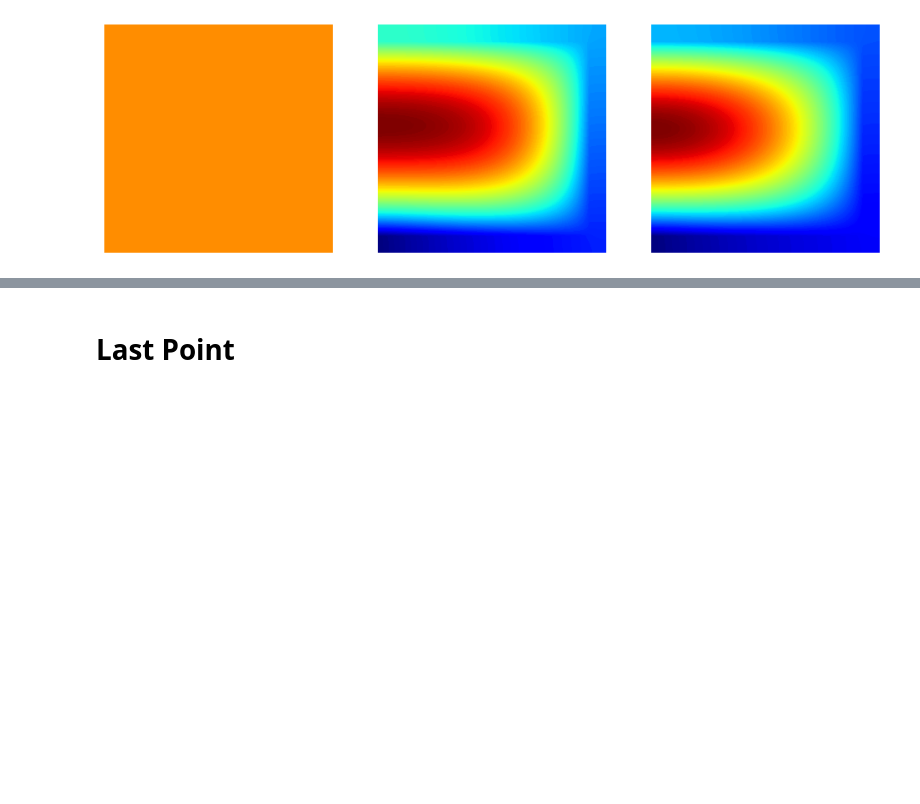
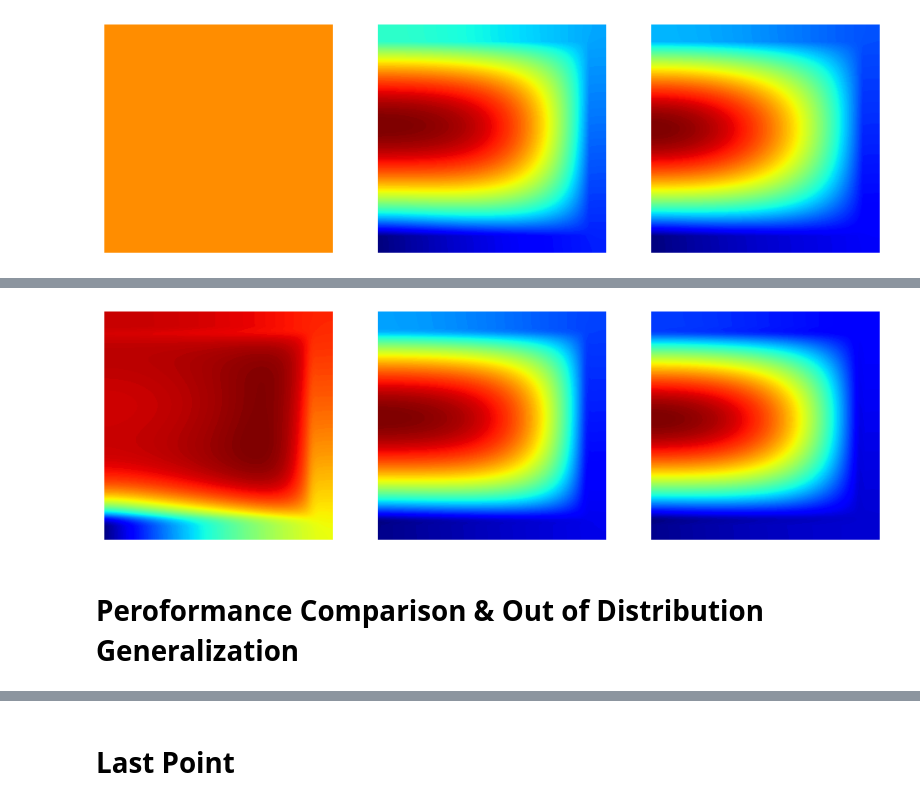
Before and after one commit to LuigiPagani/DL-ROM-for-Navier-Stokes, a Jupyter notebook: POD_NN.ipynb, the cells around one changed output, grey strips where cells are left out. Cells and saved outputs as stored; diff of their text form; code cells hidden in the pictures; blank space fills up the shorter version.

```diff
--- a/POD_NN.ipynb
+++ b/POD_NN.ipynb
@@ -411,3 +357,9 @@ fe.multiplot(u_cpu[45][[1,50,100]],(1,3),Vh)
+# %%
+fe.multiplot(uROM[5][[5,50,100]],(1,3),Vh)
+# %% [output]
+[figure, added]
+# %% [markdown]
+# **Peroformance Comparison & Out of Distribution Generalization**
 # %%
 import numpy as np
 import matplotlib.pyplot as plt
```
Also changed, not shown: parts of 45 cells of this notebook.
